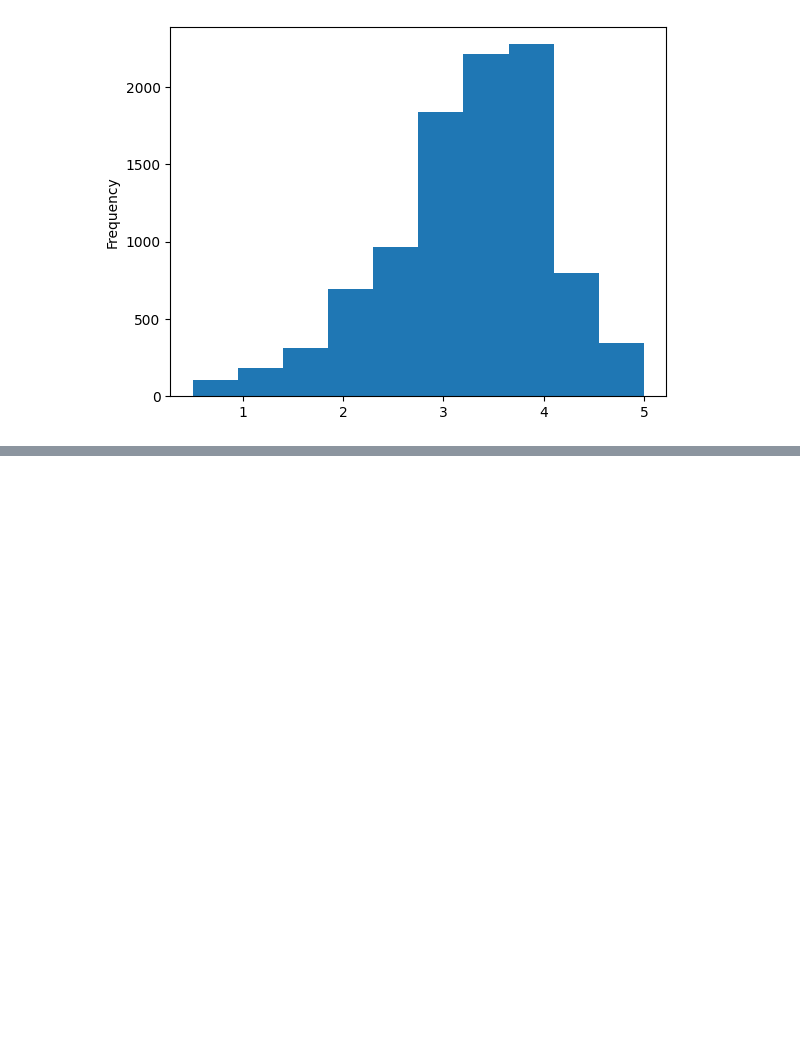
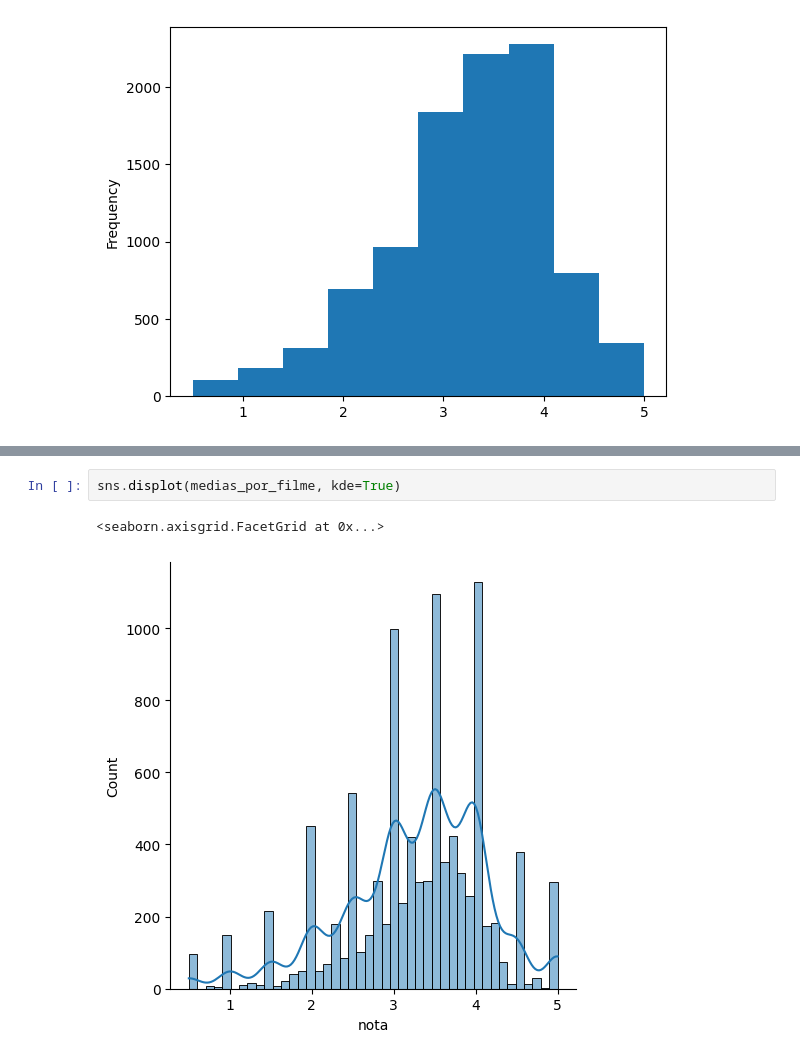
Before and after one commit to juliogazoli/alura-data-science-python-analise-exploratoria, a Jupyter notebook: introducao_a_data_science.ipynb, the cells around one changed output, grey strips where cells are left out. Saved outputs shown, nothing was run; the diff lists cells and outputs as text; blank space fills up the shorter version.

```diff
--- a/introducao_a_data_science.ipynb
+++ b/introducao_a_data_science.ipynb
@@ -157,0 +168,5 @@ medias_por_filme.plot(kind='hist')
+# %%
+sns.displot(medias_por_filme, kde=True)
+# %% [output]
+<seaborn.axisgrid.FacetGrid at 0x...>
+[figure, added]
```
Also changed, not shown: parts of 3 cells of this notebook.
